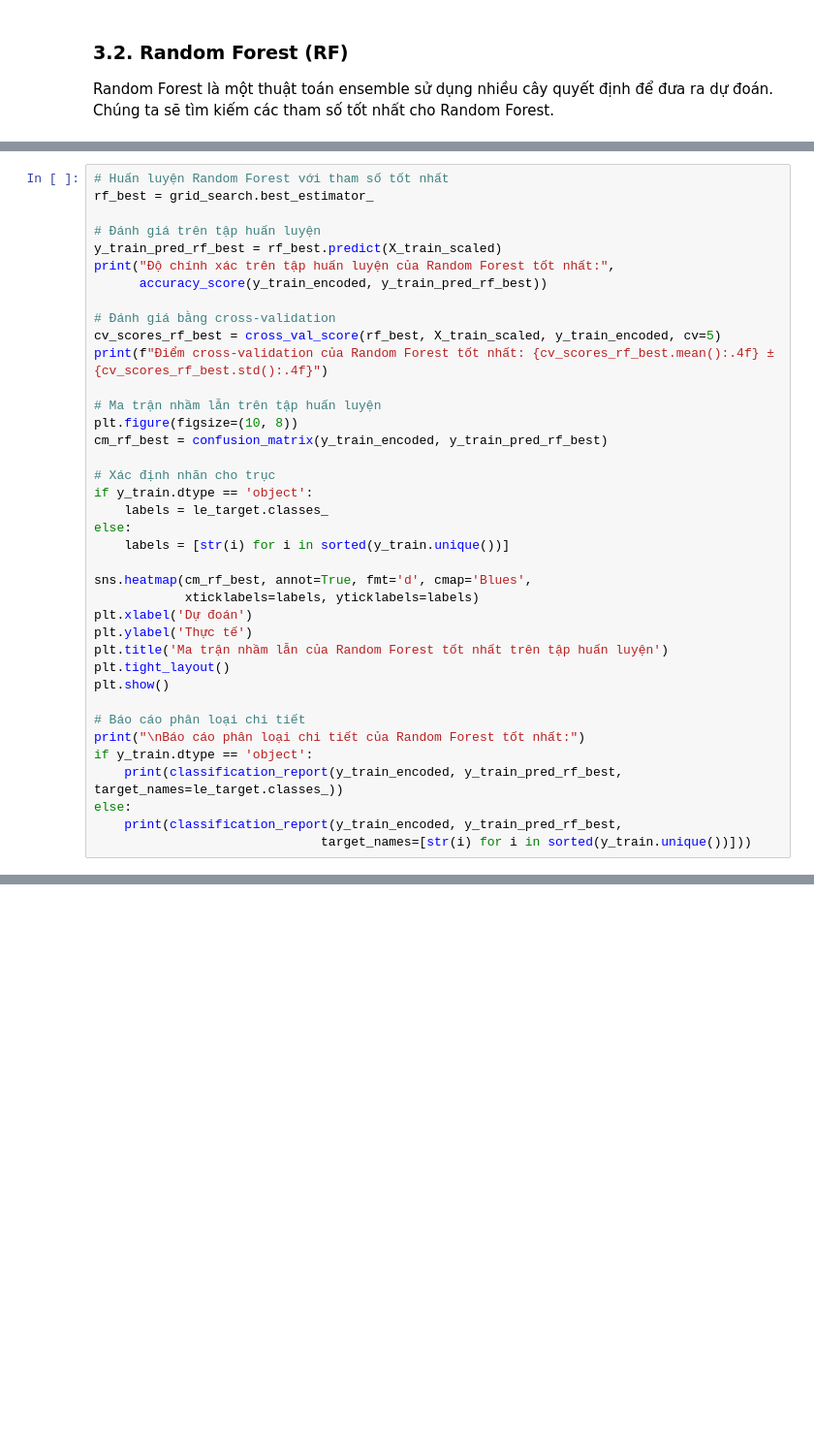
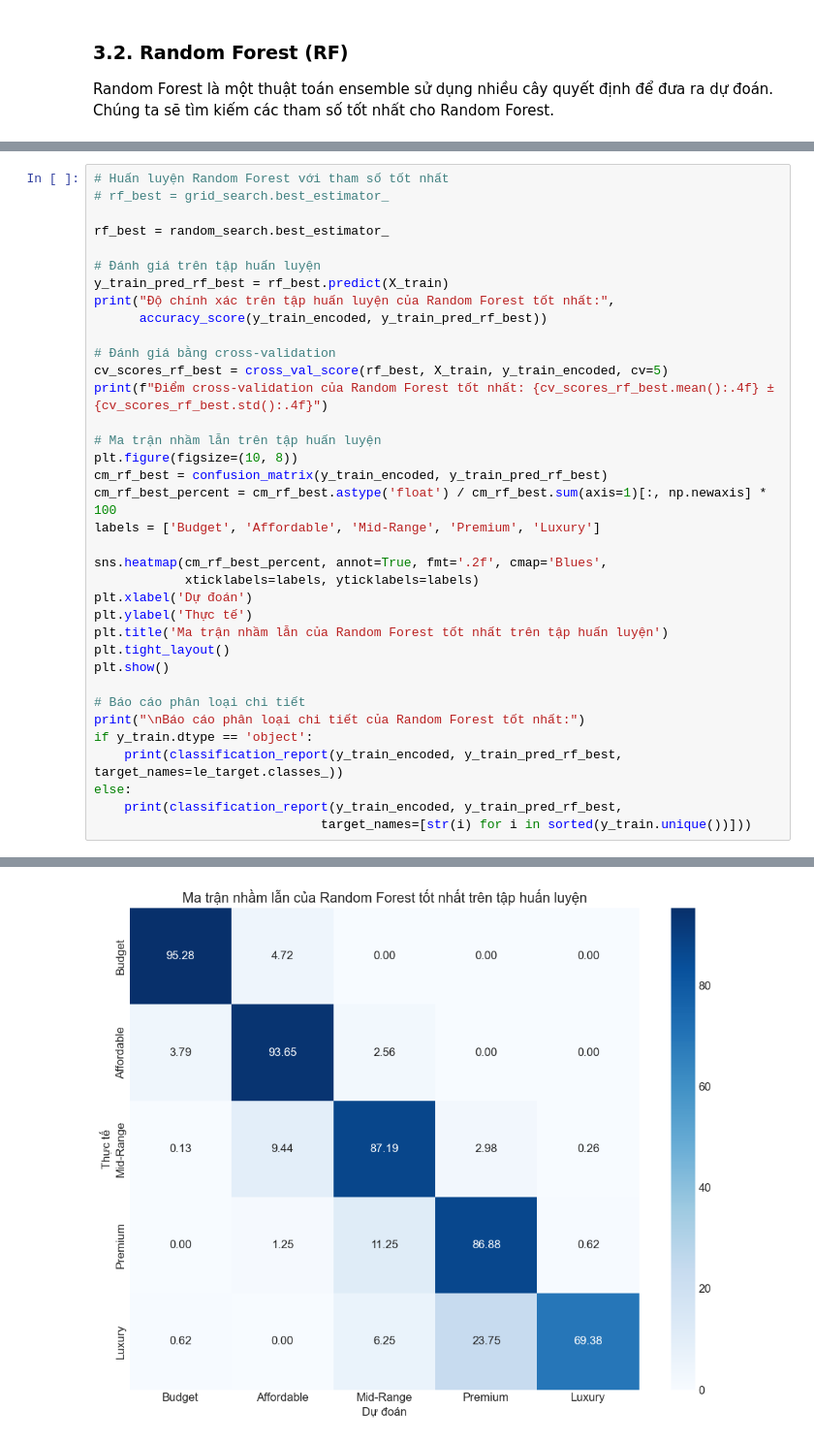
Before and after one commit to vulinhnopro2704/khdl_cuoi_ki, a Jupyter notebook: notebooks/Classification.ipynb, the cells around one changed output, grey strips where cells are left out. Shown at 97% size. Drawn from its saved outputs; the diff is of its cells as text; blank space fills up the shorter version.

```diff
--- a/notebooks/Classification.ipynb
+++ b/notebooks/Classification.ipynb
@@ -292,27 +450,25 @@ print(f"Điểm số tốt nhất: {grid_search.best_score_:.4f}")
 # %%
 # Huấn luyện Random Forest với tham số tốt nhất
-rf_best = grid_search.best_estimator_
+# rf_best = grid_search.best_estimator_
+
+rf_best = random_search.best_estimator_
 
 # Đánh giá trên tập huấn luyện
-y_train_pred_rf_best = rf_best.predict(X_train_scaled)
+y_train_pred_rf_best = rf_best.predict(X_train)
 print("Độ chính xác trên tập huấn luyện của Random Forest tốt nhất:",
       accuracy_score(y_train_encoded, y_train_pred_rf_best))
 
 # Đánh giá bằng cross-validation
-cv_scores_rf_best = cross_val_score(rf_best, X_train_scaled, y_train_encoded, cv=5)
+cv_scores_rf_best = cross_val_score(rf_best, X_train, y_train_encoded, cv=5)
 print(f"Điểm cross-validation của Random Forest tốt nhất: {cv_scores_rf_best.mean():.4f} ± {cv_scores_rf_best.std():.4f}")
 
 # Ma trận nhầm lẫn trên tập huấn luyện
 plt.figure(figsize=(10, 8))
 cm_rf_best = confusion_matrix(y_train_encoded, y_train_pred_rf_best)
+cm_rf_best_percent = cm_rf_best.astype('float') / cm_rf_best.sum(axis=1)[:, np.newaxis] * 100
+labels = ['Budget', 'Affordable', 'Mid-Range', 'Premium', 'Luxury']
 
-# Xác định nhãn cho trục
-if y_train.dtype == 'object':
-    labels = le_target.classes_
-else:
-    labels = [str(i) for i in sorted(y_train.unique())]
-
-sns.heatmap(cm_rf_best, annot=True, fmt='d', cmap='Blues',
+sns.heatmap(cm_rf_best_percent, annot=True, fmt='.2f', cmap='Blues',
             xticklabels=labels, yticklabels=labels)
 plt.xlabel('Dự đoán')
 plt.ylabel('Thực tế')
@@ -327,3 +483,4 @@ if y_train.dtype == 'object':
 else:
     print(classification_report(y_train_encoded, y_train_pred_rf_best,
                               target_names=[str(i) for i in sorted(y_train.unique())]))
+# %% [output]
@@ -329,0 +489 @@ else:
+[figure, added]
```
Also changed, not shown: parts of 31 cells of this notebook, 3 other files.
